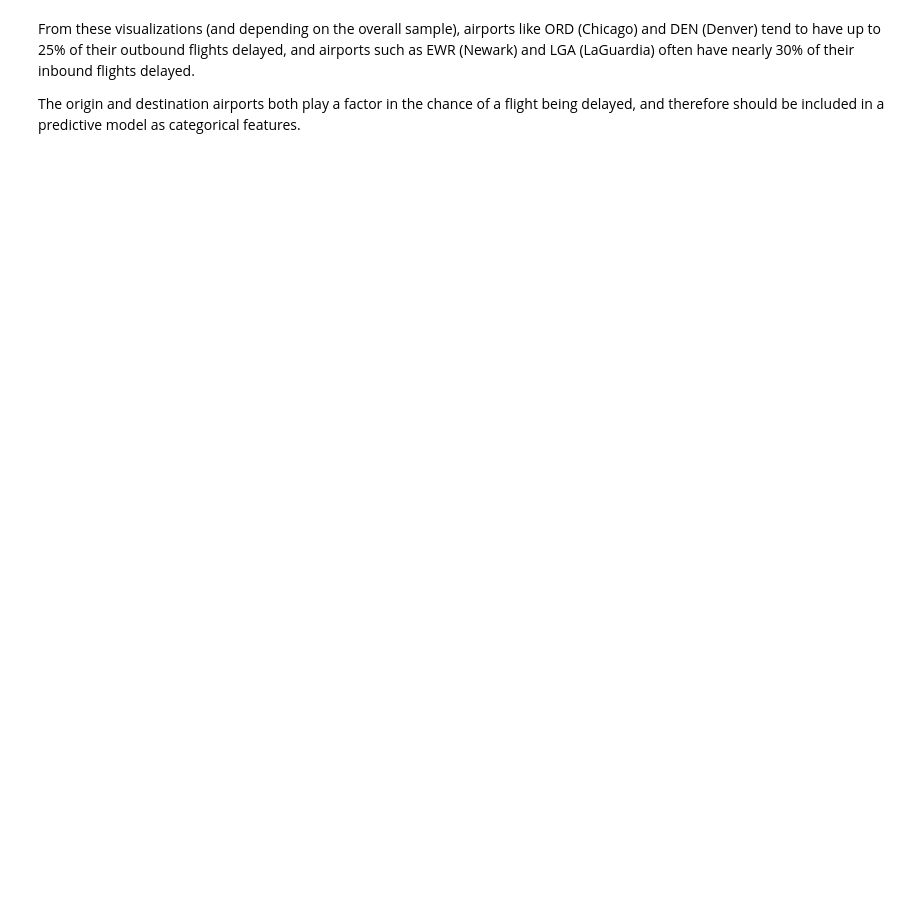
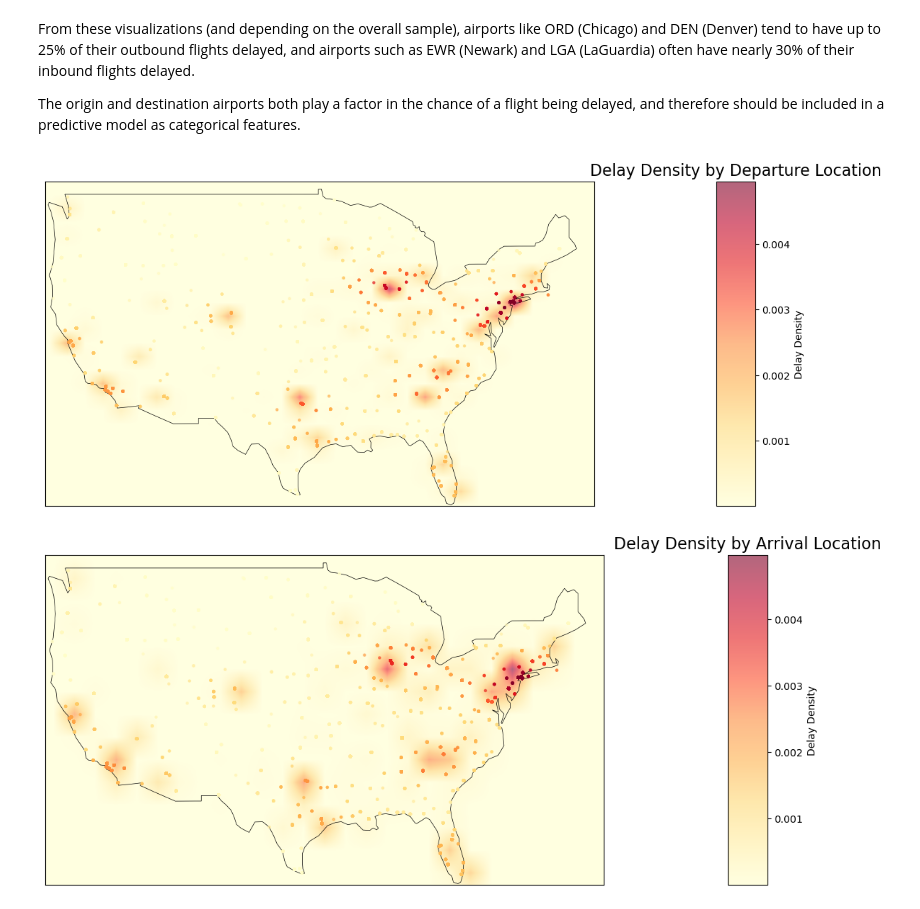
Before and after one commit to WVAviator/flight-delay-prediction, a Jupyter notebook: visualizations.ipynb, the cells around one changed output. Cells and saved outputs as stored; diff of their text form; code cells hidden in the pictures; blank space fills up the shorter version.

```diff
--- a/visualizations.ipynb
+++ b/visualizations.ipynb
@@ -46,6 +49,7 @@ Most airlines will schedule their flights to occur during daytime hours. While t
 
 This correlation can be visualized by plotting delay frequency across the hours of the day.
 # %%
+df['DEP_HOUR'] = df['DEP_MINUTES'].apply(lambda x: x // 60)
 delay_counts = df.groupby(['DEP_HOUR', 'DELAY_CATEGORY']).size().unstack(fill_value=0)
 
 fig, axes = plt.subplots(nrows=2, ncols=2, figsize=(12, 10))
@@ -112,3 +116,52 @@ plt.show()
 From these visualizations (and depending on the overall sample), airports like ORD (Chicago) and DEN (Denver) tend to have up to 25% of their outbound flights delayed, and airports such as EWR (Newark) and LGA (LaGuardia) often have nearly 30% of their inbound flights delayed.
 
 The origin and destination airports both play a factor in the chance of a flight being delayed, and therefore should be included in a predictive model as categorical features.
+# %%
+import matplotlib.pyplot as plt
+import geopandas as gpd
+import numpy as np
+from scipy.stats import gaussian_kde
+from mpl_toolkits.axes_grid1 import make_axes_locatable
+
+def plot_lat_lon_delays(title: str, longitude: str, latitude: str):
+    usa = gpd.read_file(gpd.datasets.get_path('naturalearth_lowres'))
+    usa = usa[usa['continent'] == 'North America']  # Filter to only North America
+    usa = usa[usa['name'] == 'United States of America']  # Filter to only USA
+
+    delayed_flights = df[df["DELAY_CATEGORY"] != "NO_DELAY"]
+
+    fig, ax = plt.subplots(figsize=(15, 10))
+    ax.set_xlim(-125, -65)
+    ax.set_ylim(25, 50)
+    ax.set_xticks([])
+    ax.set_yticks([])
+
+    # Heatmap overlay
+    xy = np.vstack([delayed_flights[longitude], delayed_flights[latitude]])
+    z = gaussian_kde(xy)(xy)
+    heatmap, xedges, yedges = np.histogram2d(delayed_flights[longitude], delayed_flights[latitude], bins=[50, 50], weights=z)
+    extent = [xedges[0], xedges[-1], yedges[0], yedges[-1]]
+    heatmap = np.log(heatmap + 1)  # Apply log scale to enhance visibility
+    im = ax.imshow(heatmap.T, extent=extent, origin='lower', cmap='YlOrRd', alpha=0.6, interpolation='bilinear', aspect='auto')
+
+    # Plotting the map
+    usa.plot(ax=ax, color='none', edgecolor='black', linewidth=0.5)
+
+    # Scatter plot with larger dots
+    scatter = ax.scatter(delayed_flights[longitude], delayed_flights[latitude],
+                         c=z, s=5, alpha=0.6, cmap='YlOrRd')
+
+    # Colorbar for the scatter plot
+    divider = make_axes_locatable(ax)
+    cax = divider.append_axes("right", size="5%", pad=0.1)
+    plt.colorbar(scatter, cax=cax, label='Delay Density')
+
+    plt.title(title, fontsize=16)
+
+    plt.show()
+
+plot_lat_lon_delays('Delay Density by Departure Location', 'ORIGIN_LON', 'ORIGIN_LAT')
+plot_lat_lon_delays('Delay Density by Arrival Location', 'DEST_LON', 'DEST_LAT')
+# %% [output]
+[figure, added]
+[figure, added]
```
Also changed, not shown: parts of 3 cells of this notebook, 7 other files.
